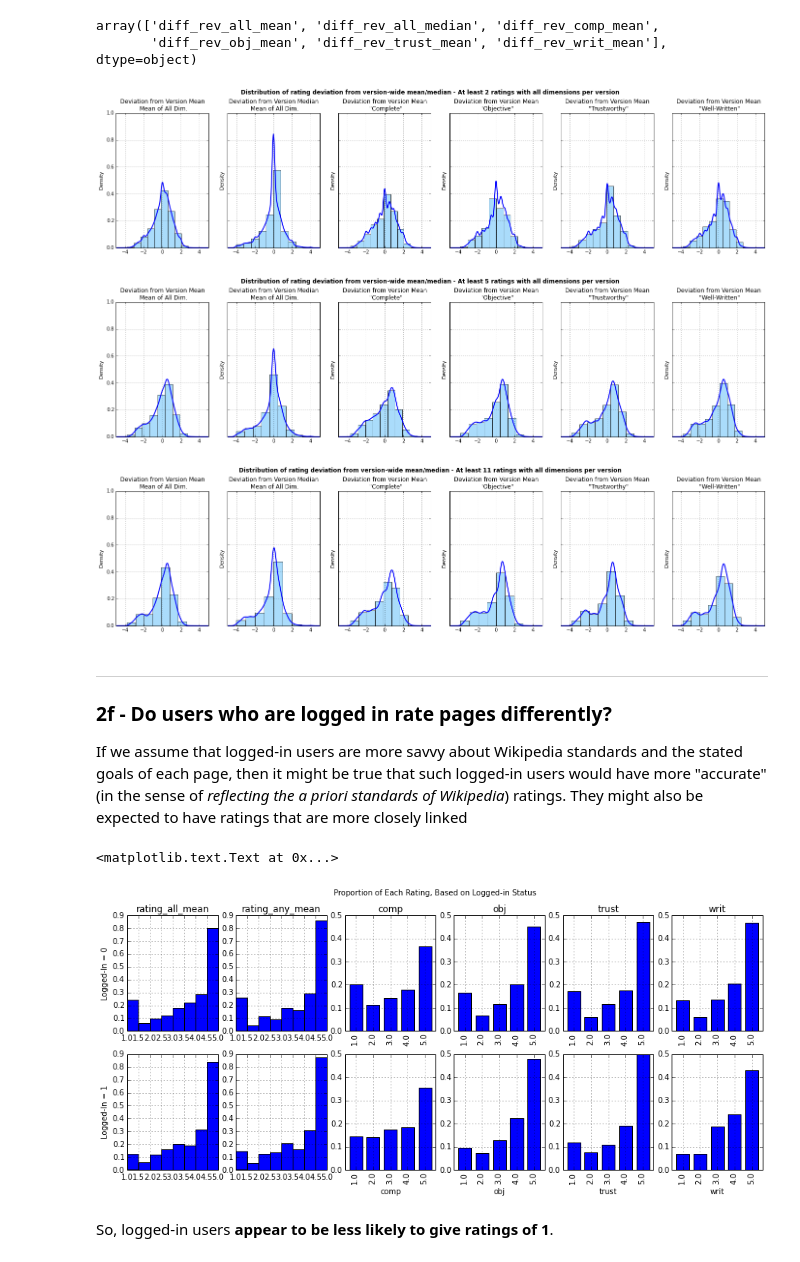
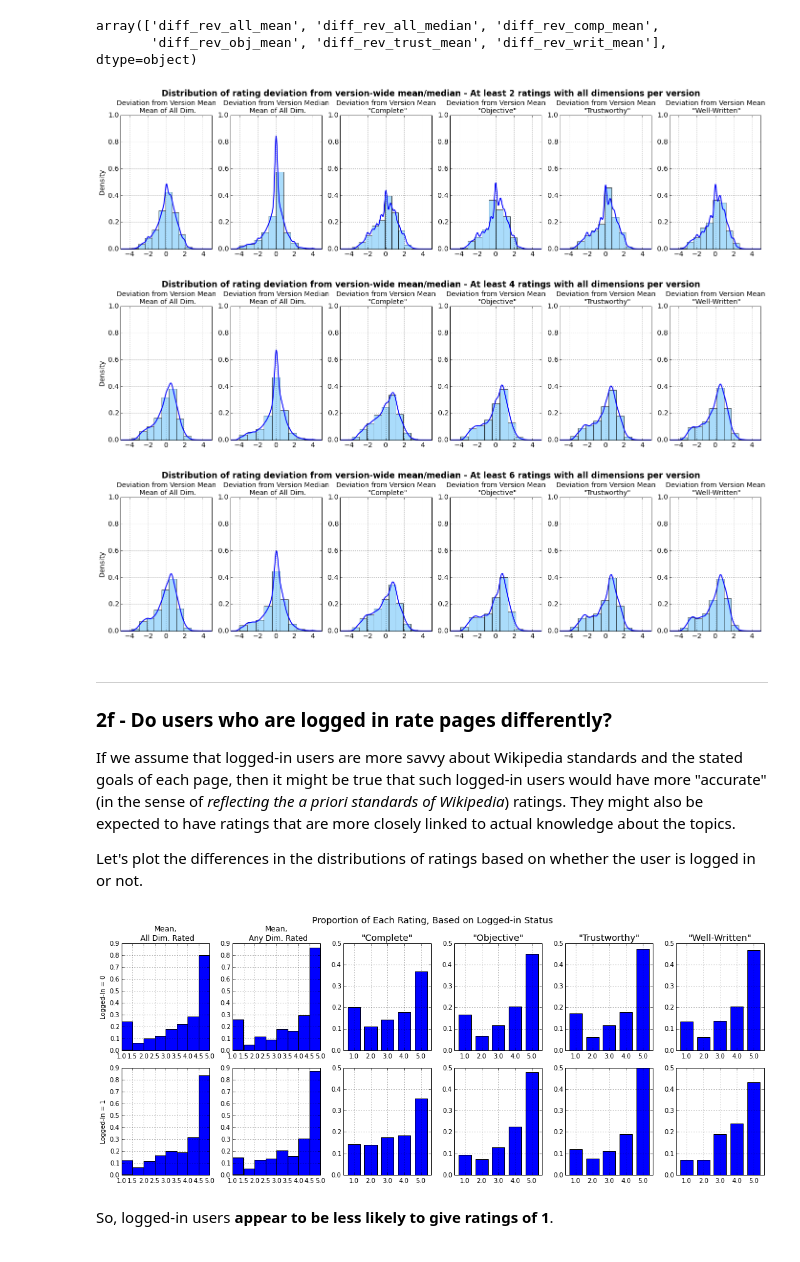
Before and after one commit to bkfunk/rating_wiki, a Jupyter notebook: Explore Ratings.ipynb, the cells around one changed output. Saved outputs shown, nothing was run; the diff lists cells and outputs as text; code cells hidden in the pictures.

```diff
--- a/Explore Ratings.ipynb
+++ b/Explore Ratings.ipynb
@@ -805,9 +822,9 @@ titles = {'diff_rev_all_mean': 'Deviation from Version Mean \n Mean of All Dim.'
           'diff_rev_trust_mean': 'Deviation from Version Mean \n "Trustworthy"',
           'diff_rev_writ_mean': 'Deviation from Version Mean \n "Well-Written"'}
 
-for cutoff in [2, 5, 11]:
+for cutoff in [2, 4, 6]:
     d = df.loc[(df.rating_all_mean.notnull()) & (df.rev_all_rate_count >= cutoff), cols]
-    fig, axes = plt.subplots(nrows=1, ncols=len(cols), figsize=(4*len(cols), 5), sharey=True)
+    fig, axes = plt.subplots(nrows=1, ncols=len(cols), figsize=(4*len(cols), 5), sharey=False)
 
     for i, var in enumerate(cols):
         d[var].dropna().hist(ax=axes[i],
@@ -819,21 +836,33 @@ for cutoff in [2, 5, 11]:
                                 kind='kde',
                                 linewidth=2,
                                 xlim=(-5,5),
-                                ylim=(0,1),
-                                title=titles[var])
+                                ylim=(0,1))
+        axes[i].set_title(titles[var], size='x-large')
+        axes[i].set_ylabel("", size='x-large')
+        axes[i].tick_params(axis='both', which='major', labelsize='x-large')
+    axes[0].set_ylabel("Density")
     fig.suptitle("Distribution of rating deviation from version-wide mean/median - "
                  "At least %d ratings with all dimensions per version" % cutoff,
-                 size='large', weight='bold', va='bottom', y=1)
+                 size='xx-large', weight='bold', va='bottom', y=1)
 # %% [output]
-[figure, old version]
+[figure, new version]
-[figure, old version]
+[figure, new version]
-[figure, old version]
+[figure, new version]
 # %% [markdown]
 ----
 ### 2f - Do users who are logged in rate pages differently?
 
-If we assume that logged-in users are more savvy about Wikipedia standards and the stated goals of each page, then it might be true that such logged-in users would have more "accurate" (in the sense of _reflecting the a priori standards of Wikipedia_) ratings. They might also be expected to have ratings that are more closely linked
+If we assume that logged-in users are more savvy about Wikipedia standards and the stated goals of each page, then it might be true that such logged-in users would have more "accurate" (in the sense of _reflecting the a priori standards of Wikipedia_) ratings. They might also be expected to have ratings that are more closely linked to actual knowledge about the topics.
+
+Let's plot the differences in the distributions of ratings based on whether the user is logged in or not.
 # %%
+titles = {'rating_all_mean': 'Mean,\n All Dim. Rated',
+          'rating_any_mean': 'Mean,\n Any Dim. Rated',
+          'comp': '"Complete"',
+          'obj': '"Objective"',
+          'trust': '"Trustworthy"',
+          'writ': '"Well-Written"'}
+
 #bins = [1,1.5,2,2.5,3,3.5,4,4.5,5,5.5]
 #bins = [0.75,1.25, 1.75, 2.25, 2.75, 3.25, 3.75, 4.25, 4.75, 5.25]
 bins=8
@@ -841,40 +870,40 @@ pcols = ['rating_all_mean', 'rating_any_mean'] # plot columns
 dims = ['comp', 'obj', 'trust', 'writ'] # dimensions of rating
 pcols.extend(dims)
 
 fig, axes = plt.subplots(nrows=2, ncols=len(pcols), figsize=(15, 6), sharex=False, sharey=False)
 
 login_gs = df.groupby('logged_in')
 
 # For each row (key, data) in the logged_in-groups
 for r, (k, d) in enumerate(login_gs.groups.items()):
 
     # for each column, variable
     for c, var in enumerate(pcols):
 
         # For continuous variables (with >10 unique values), make histogram
         if len(df.loc[d, var].unique()) > 10:
             df.loc[d, var].hist(ax=axes[r, c], normed=True, bins=bins, align='mid')
             if r == 0:
-                axes[r,c].set_title(var)
+                axes[r,c].set_title(titles[var], size='large')
 
         # For discrete variables, just plot frequency of each option
         else:
             gs = df.loc[d].groupby(var) # group by the variable
             rtgs = df.loc[d, var].dropna().count()
             x = gs[var].count() / rtgs
-            x.plot(ax = axes[r, c], kind='bar', ylim=(0,.5))
+            x.plot(ax = axes[r, c], kind='bar', ylim=(0,.5), rot=0)
             if r == 0:
-                axes[r, c].set_title(var)
-                axes[r, c].set_xlabel("")
+                axes[r, c].set_title(titles[var], size='x-large')
+            axes[r, c].set_xlabel("")
 
         # If first column, set y-label to logged in value
         if c == 0:
             axes[r, c].set_ylabel("Logged-In = %d" % k)
 
-fig.suptitle('Proportion of Each Rating, Based on Logged-in Status')
+fig.suptitle('Proportion of Each Rating, Based on Logged-in Status', size='x-large', va='bottom')
+fig.tight_layout()
 # %% [output]
-<matplotlib.text.Text at 0x...>
-[figure, old version]
+[figure, new version]
 # %% [markdown]
 So, logged-in users __appear to be less likely to give ratings of 1__.
 # %%
```
Also changed, not shown: parts of 2 cells of this notebook, 3 other files.
